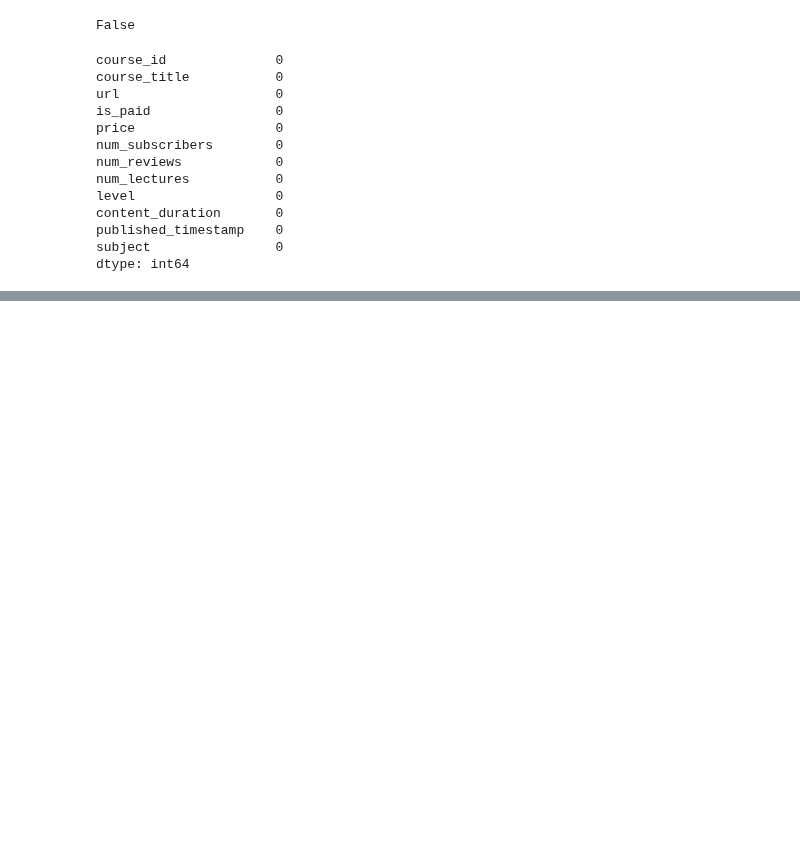
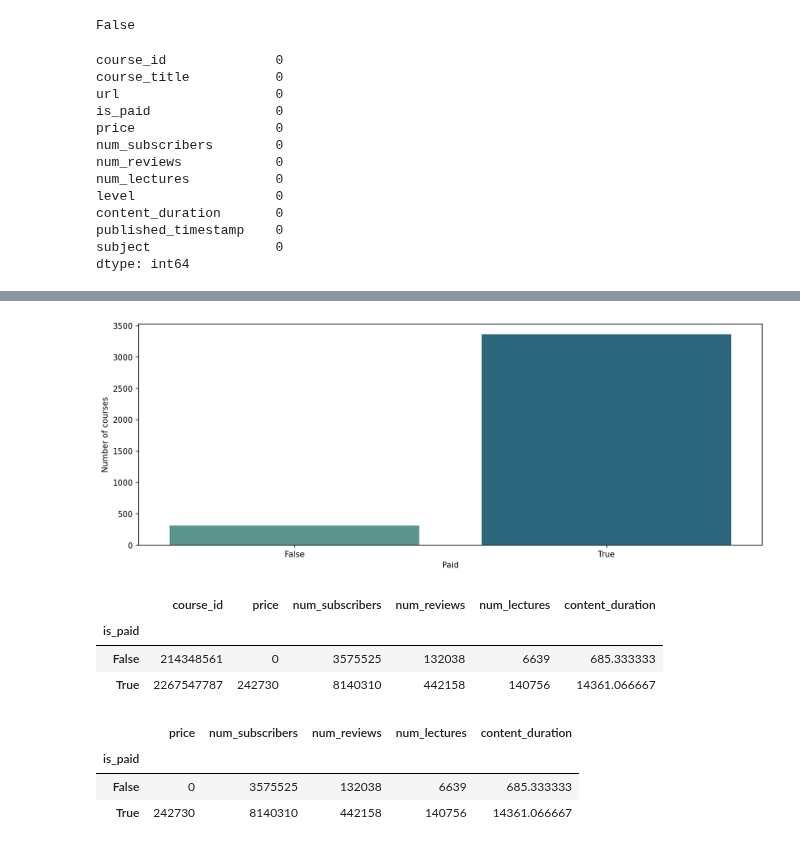
Before and after one commit to rohitcodism/ML-DS, a Jupyter notebook: Projects/Udemy Dataset Analysis/udemy.ipynb, the cells around one changed output, grey strips where cells are left out. Drawn from its saved outputs; the diff is of its cells as text; code cells hidden in the pictures; blank space fills up the shorter version.

```diff
--- a/Projects/Udemy Dataset Analysis/udemy.ipynb
+++ b/Projects/Udemy Dataset Analysis/udemy.ipynb
@@ -125,0 +181,8 @@ dtype: int64
+# %%
+plt.figure(figsize=(14,5), dpi=150)
+sns.countplot(dataset['is_paid'], palette='crest')
+plt.xlabel('Paid')
+plt.ylabel('Number of courses')
+plt.show()
+# %% [output]
+[figure, added]
@@ -125,0 +191,7 @@ dtype: int64
+# %%
+no_lec
+# %% [output]
+|  | course_id | price | num_subscribers | num_reviews | num_lectures | content_duration |
+| is_paid |  |  |  |  |  |  |
+| False | 214348561 | 0 | 3575525 | 132038 | 6639 | 685.333333 |
+| True | 2267547787 | 242730 | 8140310 | 442158 | 140756 | 14361.066667 |
@@ -125,0 +200,7 @@ dtype: int64
+# %%
+no_lec
+# %% [output]
+|  | price | num_subscribers | num_reviews | num_lectures | content_duration |
+| is_paid |  |  |  |  |  |
+| False | 0 | 3575525 | 132038 | 6639 | 685.333333 |
+| True | 242730 | 8140310 | 442158 | 140756 | 14361.066667 |
```
Also changed, not shown: parts of 16 cells of this notebook.
